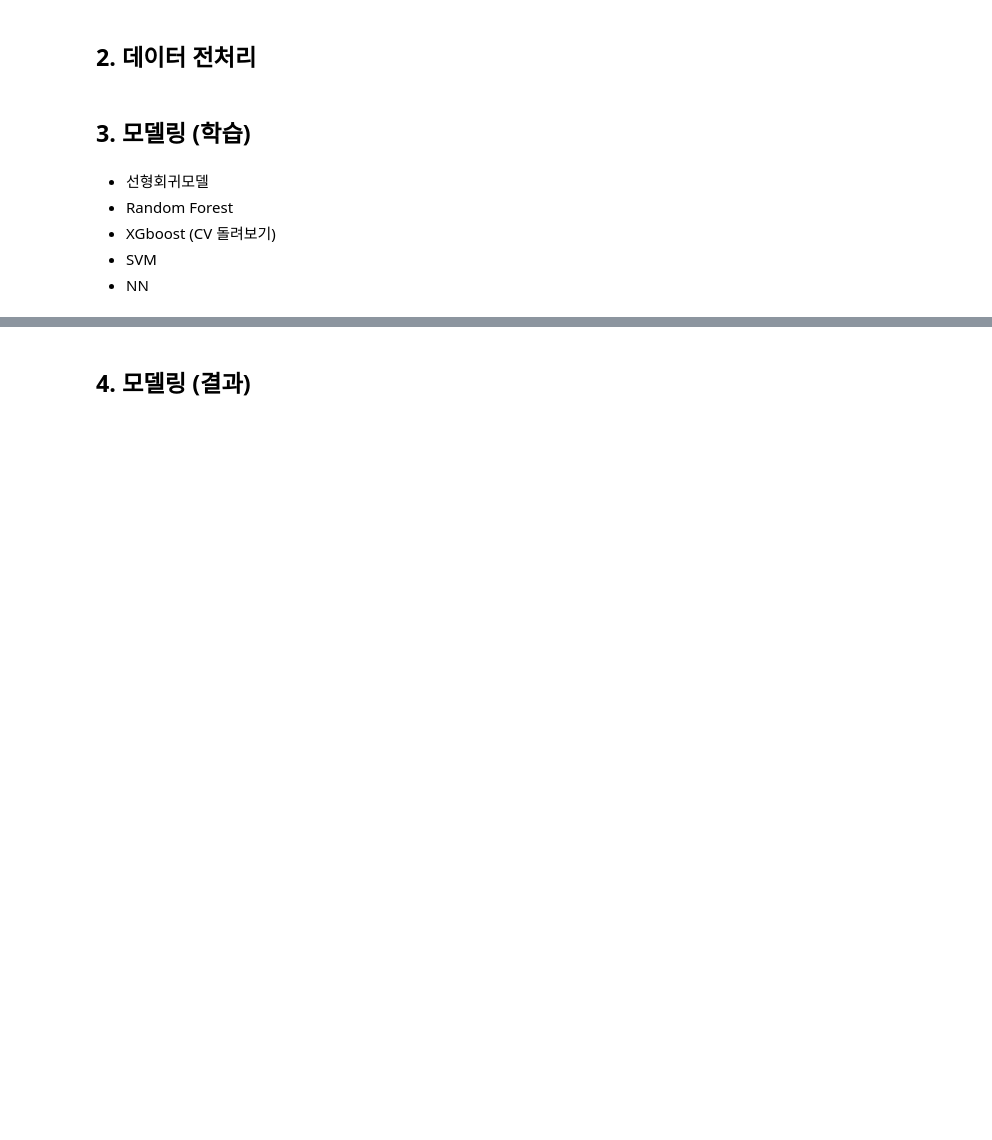
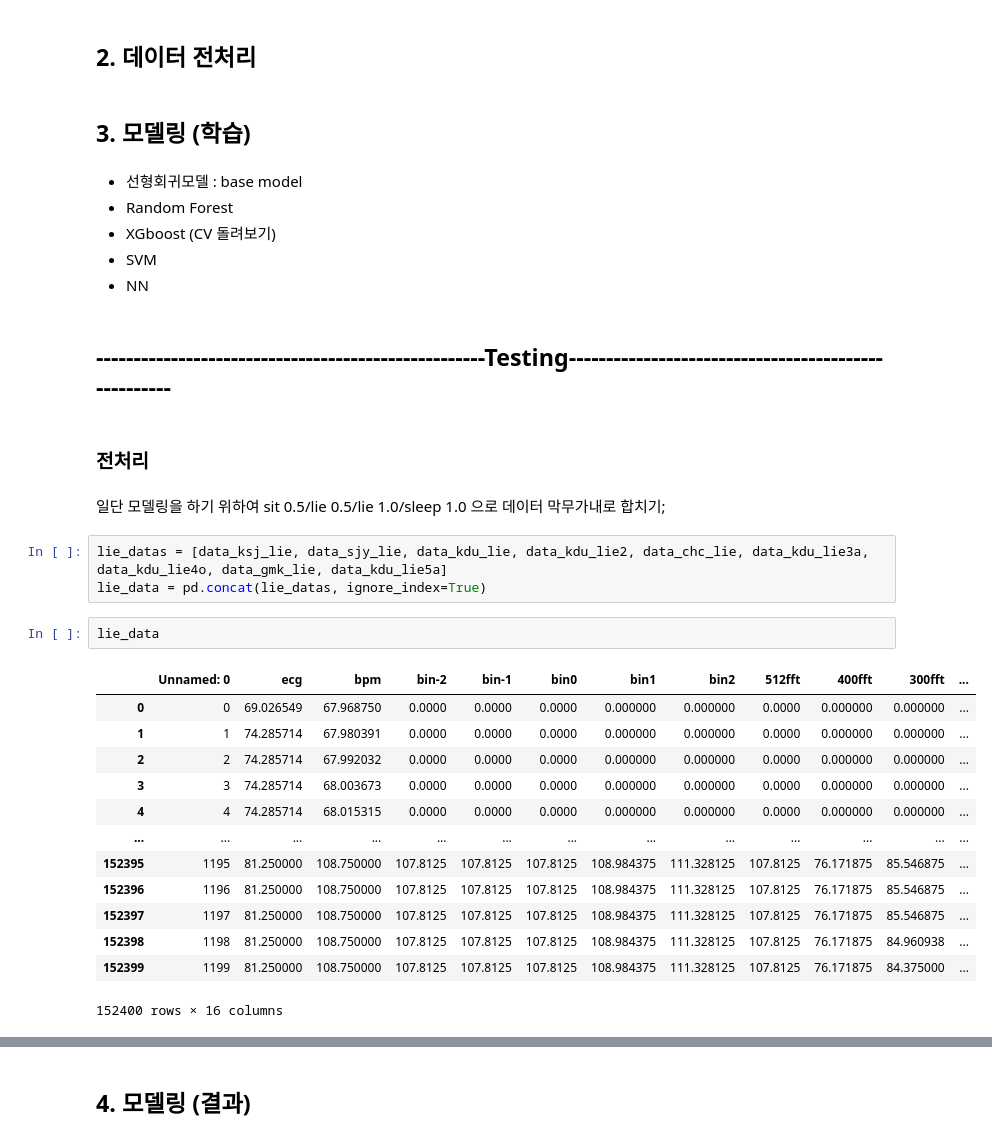
Before and after one commit to Jintonic92/wapeul, a Jupyter notebook: Project07.ipynb, the cells around one changed output, grey strips where cells are left out. Saved outputs shown, nothing was run; the diff lists cells and outputs as text; blank space fills up the shorter version.

```diff
--- a/Project07.ipynb
+++ b/Project07.ipynb
@@ -120,8 +151,33 @@ plt.show()
 # %% [markdown]
 ## 3. 모델링 (학습)
 # %% [markdown]
-- 선형회귀모델
+- 선형회귀모델 : base model
 - Random Forest
 - XGboost (CV 돌려보기)
 - SVM
 - NN
+# %% [markdown]
+## ----------------------------------------------------Testing----------------------------------------------------
+# %% [markdown]
+### 전처리
+# %% [markdown]
+일단 모델링을 하기 위하여 sit 0.5/lie 0.5/lie 1.0/sleep 1.0 으로 데이터 막무가내로 합치기;
+# %%
+lie_datas = [data_ksj_lie, data_sjy_lie, data_kdu_lie, data_kdu_lie2, data_chc_lie, data_kdu_lie3a, data_kdu_lie4o, data_gmk_lie, data_kdu_lie5a]
+lie_data = pd.concat(lie_datas, ignore_index=True)
+# %%
+lie_data
+# %% [output]
+|  | Unnamed: 0 | ecg | bpm | bin-2 | bin-1 | bin0 | bin1 | bin2 | 512fft | 400fft | 300fft | ... |
+| 0 | 0 | 69.026549 | 67.968750 | 0.0000 | 0.0000 | 0.0000 | 0.000000 | 0.000000 | 0.0000 | 0.000000 | 0.000000 | ... |
+| 1 | 1 | 74.285714 | 67.980391 | 0.0000 | 0.0000 | 0.0000 | 0.000000 | 0.000000 | 0.0000 | 0.000000 | 0.000000 | ... |
+| 2 | 2 | 74.285714 | 67.992032 | 0.0000 | 0.0000 | 0.0000 | 0.000000 | 0.000000 | 0.0000 | 0.000000 | 0.000000 | ... |
+| 3 | 3 | 74.285714 | 68.003673 | 0.0000 | 0.0000 | 0.0000 | 0.000000 | 0.000000 | 0.0000 | 0.000000 | 0.000000 | ... |
+| 4 | 4 | 74.285714 | 68.015315 | 0.0000 | 0.0000 | 0.0000 | 0.000000 | 0.000000 | 0.0000 | 0.000000 | 0.000000 | ... |
+| ... | ... | ... | ... | ... | ... | ... | ... | ... | ... | ... | ... | ... |
+| 152395 | 1195 | 81.250000 | 108.750000 | 107.8125 | 107.8125 | 107.8125 | 108.984375 | 111.328125 | 107.8125 | 76.171875 | 85.546875 | ... |
+| 152396 | 1196 | 81.250000 | 108.750000 | 107.8125 | 107.8125 | 107.8125 | 108.984375 | 111.328125 | 107.8125 | 76.171875 | 85.546875 | ... |
+| 152397 | 1197 | 81.250000 | 108.750000 | 107.8125 | 107.8125 | 107.8125 | 108.984375 | 111.328125 | 107.8125 | 76.171875 | 85.546875 | ... |
+| 152398 | 1198 | 81.250000 | 108.750000 | 107.8125 | 107.8125 | 107.8125 | 108.984375 | 111.328125 | 107.8125 | 76.171875 | 84.960938 | ... |
+| 152399 | 1199 | 81.250000 | 108.750000 | 107.8125 | 107.8125 | 107.8125 | 108.984375 | 111.328125 | 107.8125 | 76.171875 | 84.375000 | ... |
+152400 rows × 16 columns
```
Also changed, not shown: parts of 24 cells of this notebook.
